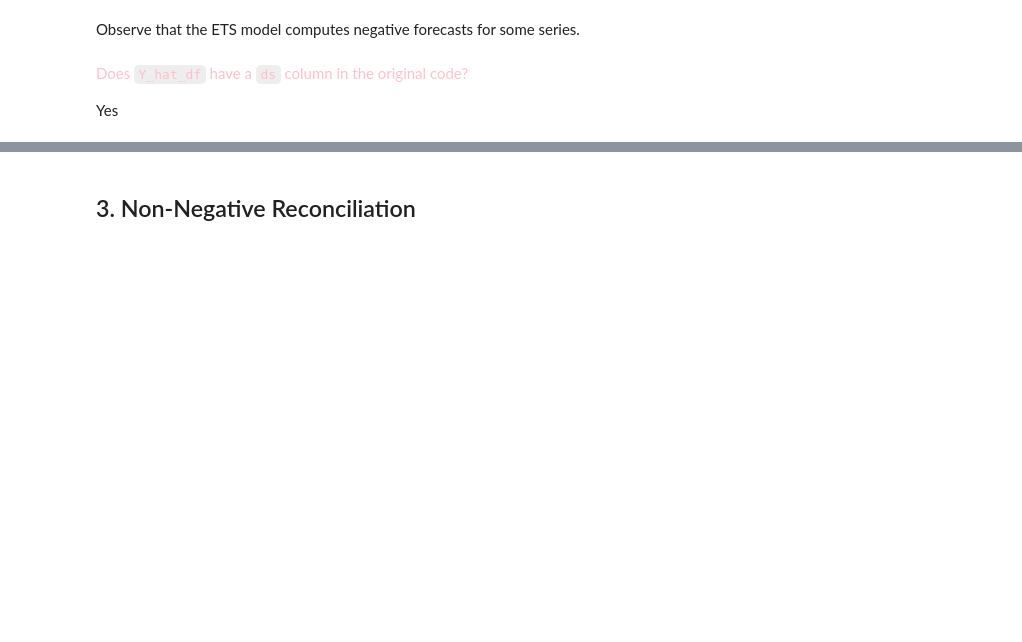
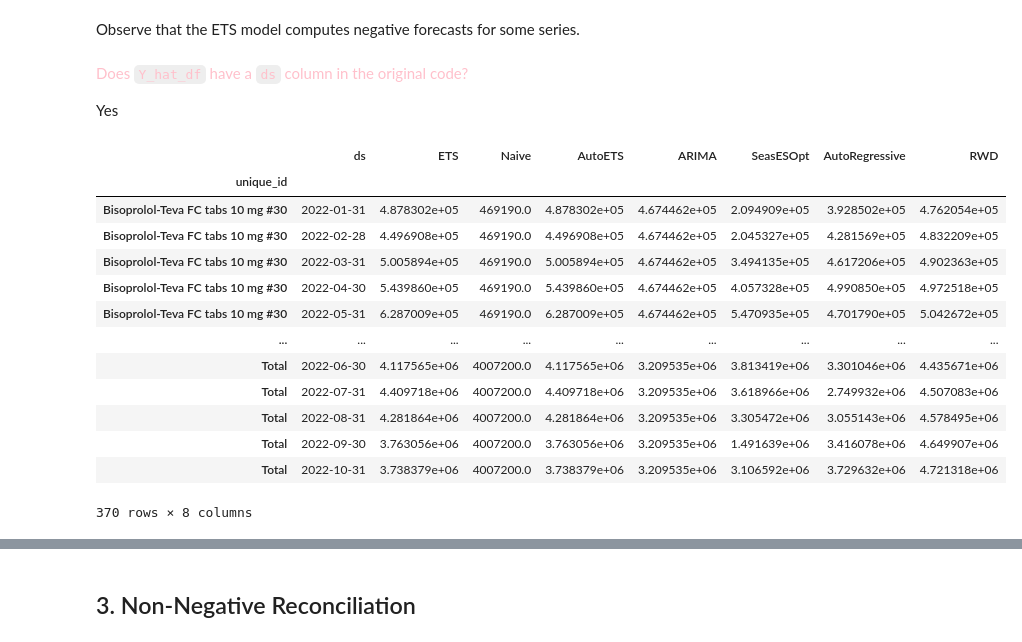
Before and after one commit to ariellubonja/hierarchical-time-series, a Jupyter notebook: hierarchical_ts_testing.ipynb, the cells around one changed output, grey strips where cells are left out. Saved outputs shown, nothing was run; the diff lists cells and outputs as text; code cells hidden in the pictures; blank space fills up the shorter version.

```diff
--- a/hierarchical_ts_testing.ipynb
+++ b/hierarchical_ts_testing.ipynb
@@ -242,6 +378,25 @@ Observe that the ETS model computes negative forecasts for some series.
 <font color='pink'>Does `Y_hat_df` have a `ds` column in the original code?</font>
 
 Yes
+# %%
+#Y_hat_df['ds'] = Y_test_df['ds'] ## the model doesn't compute the dates well
+Y_hat_df
+#Y_test_df
+# %% [output]
+|  | ds | ETS | Naive | AutoETS | ARIMA | SeasESOpt | AutoRegressive | RWD |
+| unique_id |  |  |  |  |  |  |  |  |
+| Bisoprolol-Teva FC tabs 10 mg #30 | 2022-01-31 | 4.878302e+05 | 469190.0 | 4.878302e+05 | 4.674462e+05 | 2.094909e+05 | 3.928502e+05 | 4.762054e+05 |
+| Bisoprolol-Teva FC tabs 10 mg #30 | 2022-02-28 | 4.496908e+05 | 469190.0 | 4.496908e+05 | 4.674462e+05 | 2.045327e+05 | 4.281569e+05 | 4.832209e+05 |
+| Bisoprolol-Teva FC tabs 10 mg #30 | 2022-03-31 | 5.005894e+05 | 469190.0 | 5.005894e+05 | 4.674462e+05 | 3.494135e+05 | 4.617206e+05 | 4.902363e+05 |
+| Bisoprolol-Teva FC tabs 10 mg #30 | 2022-04-30 | 5.439860e+05 | 469190.0 | 5.439860e+05 | 4.674462e+05 | 4.057328e+05 | 4.990850e+05 | 4.972518e+05 |
+| Bisoprolol-Teva FC tabs 10 mg #30 | 2022-05-31 | 6.287009e+05 | 469190.0 | 6.287009e+05 | 4.674462e+05 | 5.470935e+05 | 4.701790e+05 | 5.042672e+05 |
+| ... | ... | ... | ... | ... | ... | ... | ... | ... |
+| Total | 2022-06-30 | 4.117565e+06 | 4007200.0 | 4.117565e+06 | 3.209535e+06 | 3.813419e+06 | 3.301046e+06 | 4.435671e+06 |
+| Total | 2022-07-31 | 4.409718e+06 | 4007200.0 | 4.409718e+06 | 3.209535e+06 | 3.618966e+06 | 2.749932e+06 | 4.507083e+06 |
+| Total | 2022-08-31 | 4.281864e+06 | 4007200.0 | 4.281864e+06 | 3.209535e+06 | 3.305472e+06 | 3.055143e+06 | 4.578495e+06 |
+| Total | 2022-09-30 | 3.763056e+06 | 4007200.0 | 3.763056e+06 | 3.209535e+06 | 1.491639e+06 | 3.416078e+06 | 4.649907e+06 |
+| Total | 2022-10-31 | 3.738379e+06 | 4007200.0 | 3.738379e+06 | 3.209535e+06 | 3.106592e+06 | 3.729632e+06 | 4.721318e+06 |
+370 rows × 8 columns
 # %%
 # Make sure S_df does not have extra entries - TODO I still don't know exactly how S_df is created
 #   This is jerry-rigged to work
```
Also changed, not shown: parts of 33 cells of this notebook.
